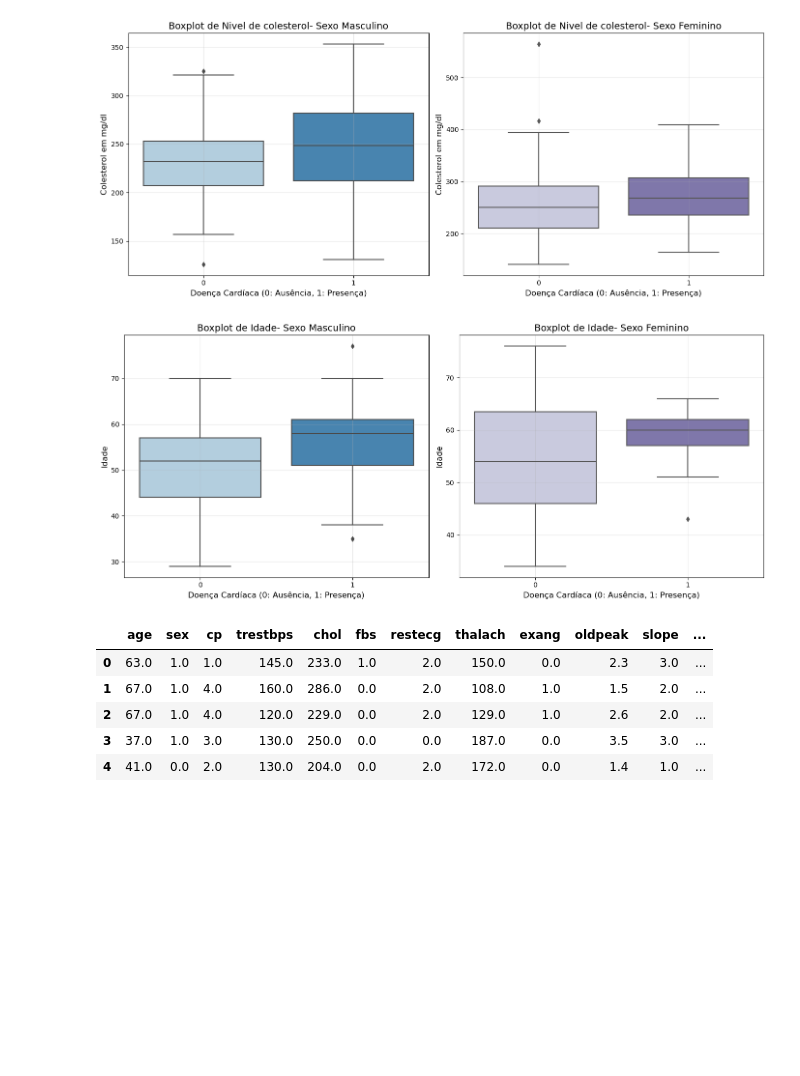
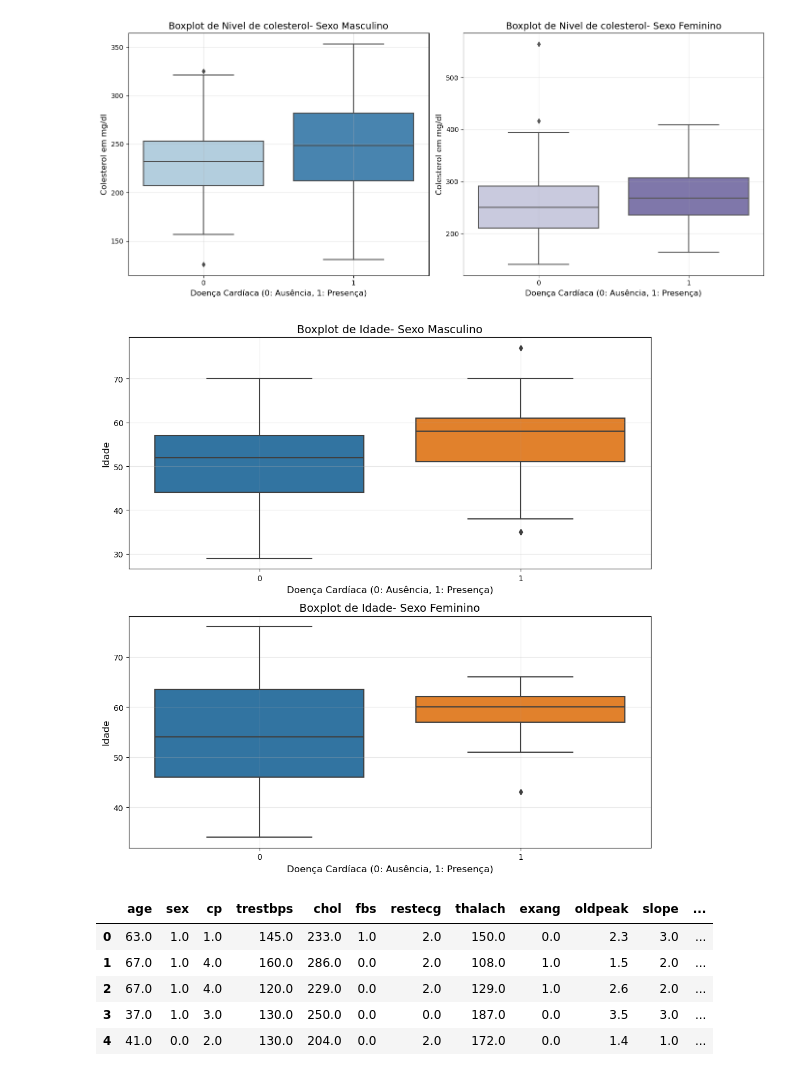
Before and after one commit to lbarbosacipriani/final-PCS5787, a Jupyter notebook: code/eda_preliminar_hear.ipynb, the cells around one changed output. Drawn from its saved outputs; the diff is of its cells as text; code cells hidden in the pictures; blank space fills up the shorter version.

```diff
--- a/code/eda_preliminar_hear.ipynb
+++ b/code/eda_preliminar_hear.ipynb
@@ -185,7 +185,7 @@ plt.show()
 # Gráfico de resultado do repouso eletrocardiográfico vs num, contendo o percentual de cada categoria
 restecg_num_counts = df.groupby('restecg')['num'].value_counts(normalize=True).unstack().fillna(0)
 
-plt.rcParams["figure.figsize"] = (20, 5)
+plt.rcParams["figure.figsize"] = (12, 5)
 restecg_num_counts.plot(kind='bar', stacked=True, color=['lightblue', 'salmon'])
 
 plt.title('Percentual de Doenças Cardíacas por Resultado do Repouso Eletrocardiográfico')
@@ -201,7 +201,7 @@ plt.show()
 # Gráfico de resultado do repouso eletrocardiográfico vs num, contendo o percentual de cada categoria
 restecg_num_counts = df.groupby('sex')['num'].value_counts(normalize=True).unstack().fillna(0)
 
-plt.rcParams["figure.figsize"] = (20, 5)
+plt.rcParams["figure.figsize"] = (10, 5)
 restecg_num_counts.plot(kind='bar', stacked=True, color=['lightblue', 'salmon'])
 
 plt.title('Percentual de Doenças Cardíacas por Sexo')
@@ -269,28 +269,28 @@ plt.show()
 # %% [output]
 [figure]
 # %%
-fig, axes = plt.subplots(1, 2, figsize=(14, 6))
+fig, axes = plt.subplots(2, 1, figsize=(10, 10))
 
 # Boxplot for males (sex == 1)
 df_male = df[df['sex'] == 1.0]
-sns.boxplot(x='num', y='age', data=df_male, ax=axes[0], palette='Blues')
+sns.boxplot(x='num', y='age', data=df_male, ax=axes[0])
 axes[0].set_title('Boxplot de Idade- Sexo Masculino', size=14)
 axes[0].set_ylabel('Idade', size=12)
 axes[0].set_xlabel('Doença Cardíaca (0: Ausência, 1: Presença)', size=12)
 axes[0].grid(True, alpha=0.3)
 
 # Boxplot for females (sex == 0)
 df_female = df[df['sex'] == 0.0]
-sns.boxplot(x='num', y='age', data=df_female, ax=axes[1], palette='Purples')
+sns.boxplot(x='num', y='age', data=df_female, ax=axes[1])
 axes[1].set_title('Boxplot de Idade- Sexo Feminino', size=14)
 axes[1].set_ylabel('Idade', size=12)
 axes[1].set_xlabel('Doença Cardíaca (0: Ausência, 1: Presença)', size=12)
 axes[1].grid(True, alpha=0.3)
 
 plt.tight_layout()
 plt.show()
 # %% [output]
-[figure, old version]
+[figure, new version]
 # %%
 df.head()
 # %% [output]
```
Also changed, not shown: parts of 12 cells of this notebook, 15 other files.
